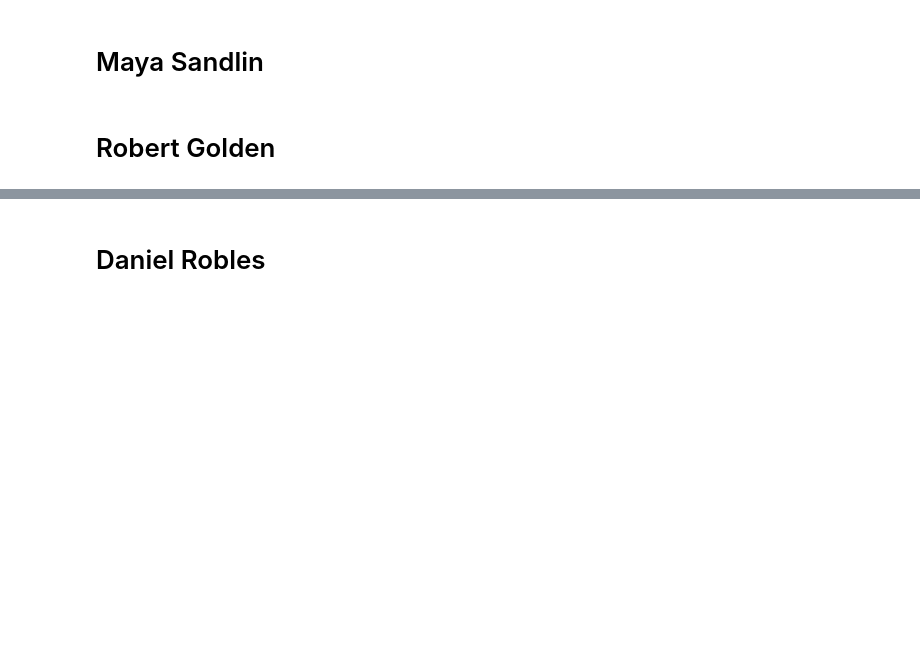
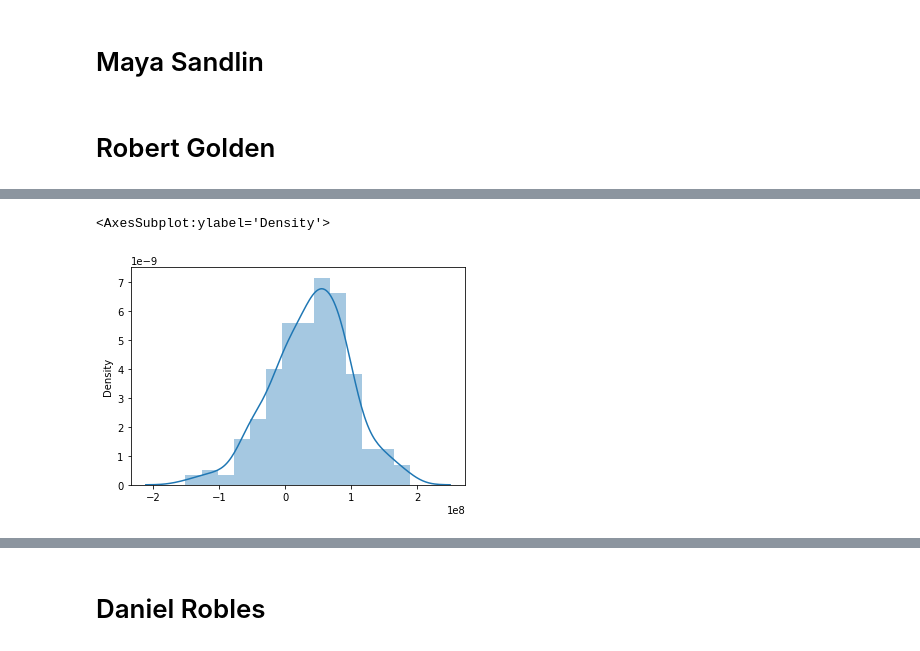
Before and after one commit to jumholtz/AIOverlordSupporters, a Jupyter notebook: student.ipynb, the cells around one changed output, grey strips where cells are left out. Cells and saved outputs as stored; diff of their text form; code cells hidden in the pictures; blank space fills up the shorter version.

```diff
--- a/student.ipynb
+++ b/student.ipynb
@@ -12,0 +160,5 @@ Please fill out:
+# %%
+sns.distplot(d2)
+# %% [output]
+<AxesSubplot:ylabel='Density'>
+[figure, added]
```
Also changed, not shown: parts of 7 cells of this notebook.
